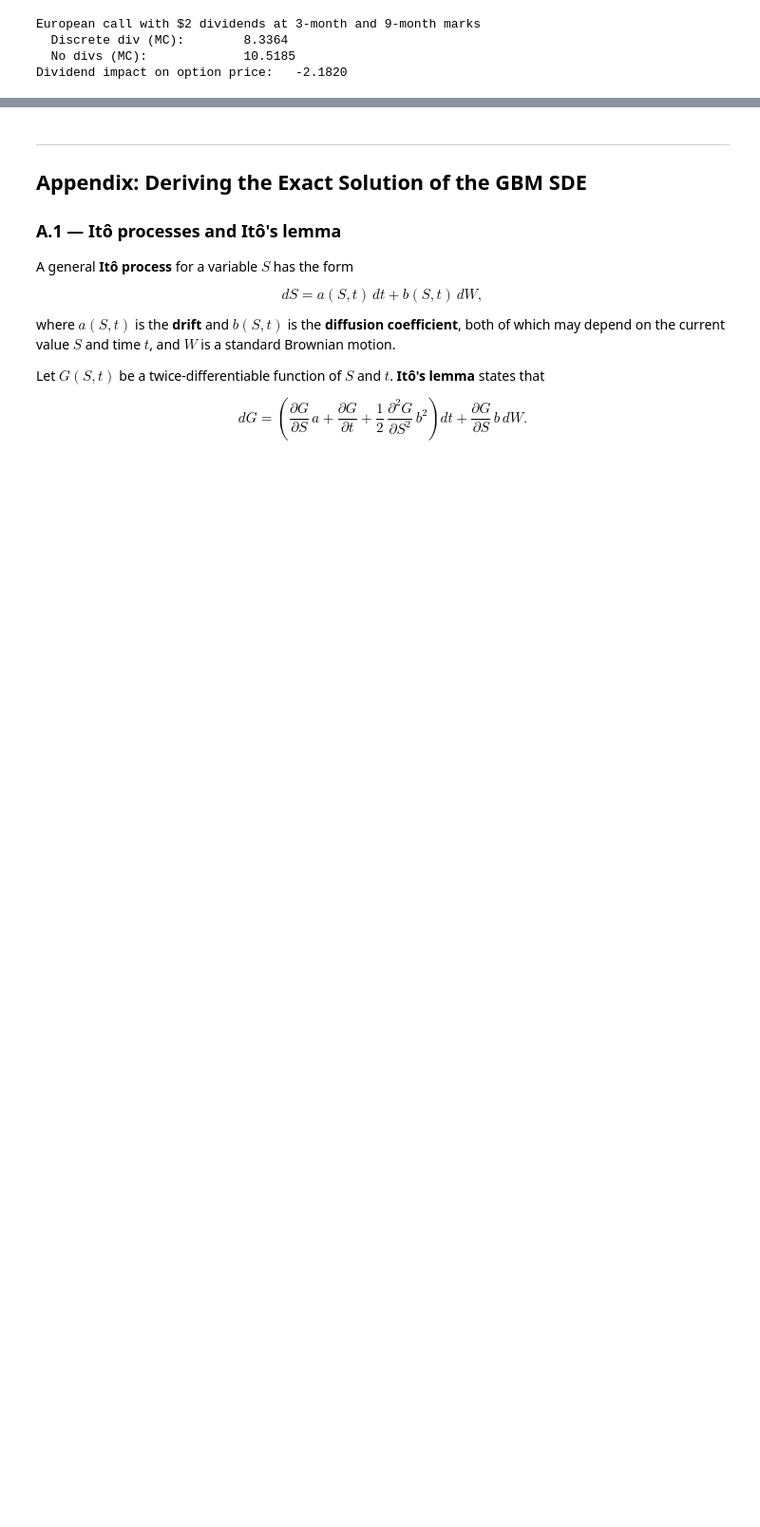
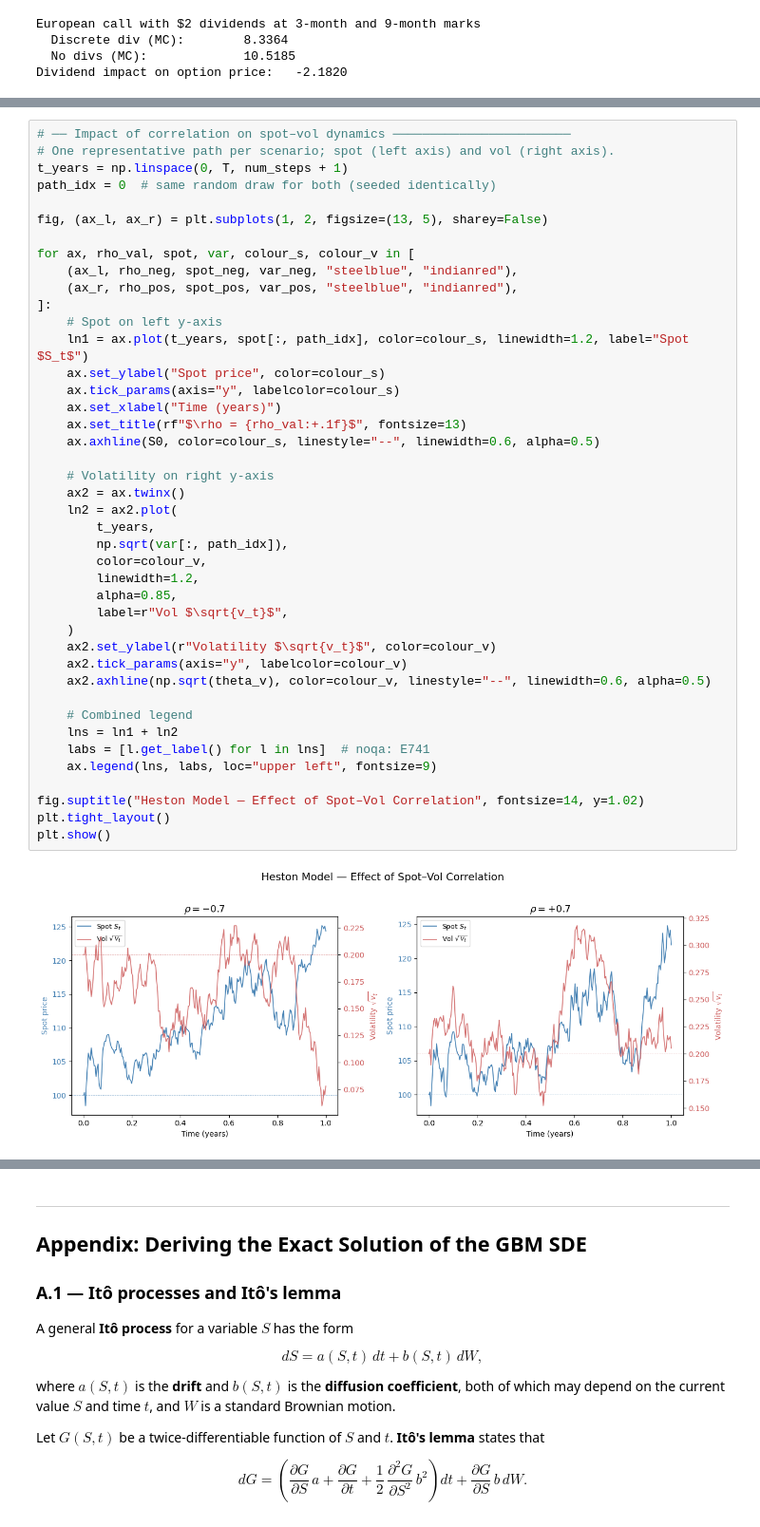
Before and after one commit to jsidhu06/portfolio_analytics, a Jupyter notebook: tutorials/05_monte_carlo.ipynb, the cells around one changed output, grey strips where cells are left out. Shown at 95% size. Drawn from its saved outputs; the diff is of its cells as text; blank space fills up the shorter version.

Commit message:
Add Heston stochastic vol preview to MC notebook - Update __init__.py

```diff
--- a/tutorials/05_monte_carlo.ipynb
+++ b/tutorials/05_monte_carlo.ipynb
@@ -1164,0 +1335,44 @@ Dividend impact on option price:   -2.1820
+# %%
+# ── Impact of correlation on spot–vol dynamics ────────────────────────
+# One representative path per scenario; spot (left axis) and vol (right axis).
+t_years = np.linspace(0, T, num_steps + 1)
+path_idx = 0  # same random draw for both (seeded identically)
+
+fig, (ax_l, ax_r) = plt.subplots(1, 2, figsize=(13, 5), sharey=False)
+
+for ax, rho_val, spot, var, colour_s, colour_v in [
+    (ax_l, rho_neg, spot_neg, var_neg, "steelblue", "indianred"),
+    (ax_r, rho_pos, spot_pos, var_pos, "steelblue", "indianred"),
+]:
+    # Spot on left y-axis
+    ln1 = ax.plot(t_years, spot[:, path_idx], color=colour_s, linewidth=1.2, label="Spot $S_t$")
+    ax.set_ylabel("Spot price", color=colour_s)
+    ax.tick_params(axis="y", labelcolor=colour_s)
+    ax.set_xlabel("Time (years)")
+    ax.set_title(rf"$\rho = {rho_val:+.1f}$", fontsize=13)
+    ax.axhline(S0, color=colour_s, linestyle="--", linewidth=0.6, alpha=0.5)
+
+    # Volatility on right y-axis
+    ax2 = ax.twinx()
+    ln2 = ax2.plot(
+        t_years,
+        np.sqrt(var[:, path_idx]),
+        color=colour_v,
+        linewidth=1.2,
+        alpha=0.85,
+        label=r"Vol $\sqrt{v_t}$",
+    )
+    ax2.set_ylabel(r"Volatility $\sqrt{v_t}$", color=colour_v)
+    ax2.tick_params(axis="y", labelcolor=colour_v)
+    ax2.axhline(np.sqrt(theta_v), color=colour_v, linestyle="--", linewidth=0.6, alpha=0.5)
+
+    # Combined legend
+    lns = ln1 + ln2
+    labs = [l.get_label() for l in lns]  # noqa: E741
+    ax.legend(lns, labs, loc="upper left", fontsize=9)
+
+fig.suptitle("Heston Model — Effect of Spot–Vol Correlation", fontsize=14, y=1.02)
+plt.tight_layout()
+plt.show()
+# %% [output]
+[figure, added]
```
Also changed, not shown: parts of 7 cells of this notebook, 1 other file.
